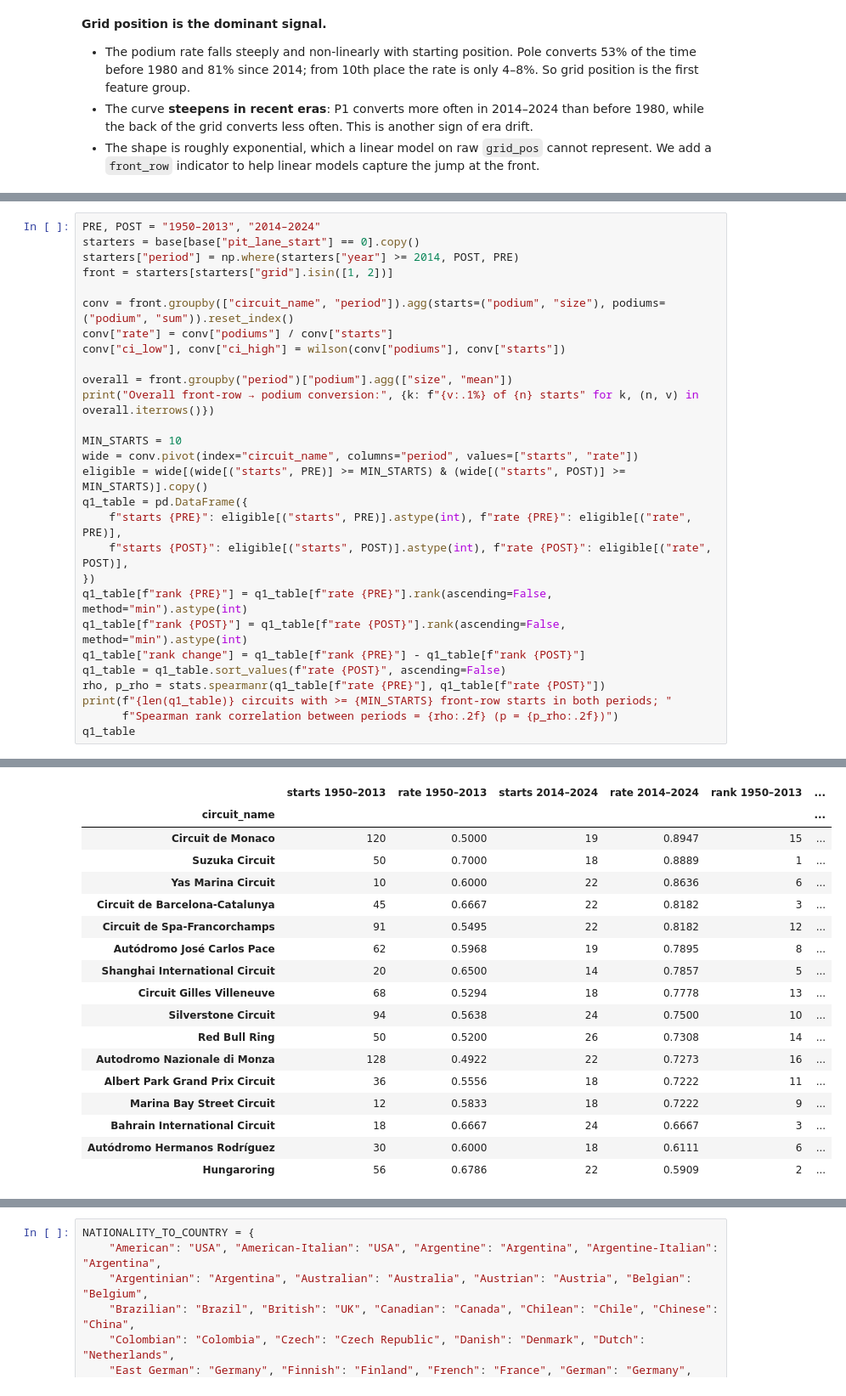
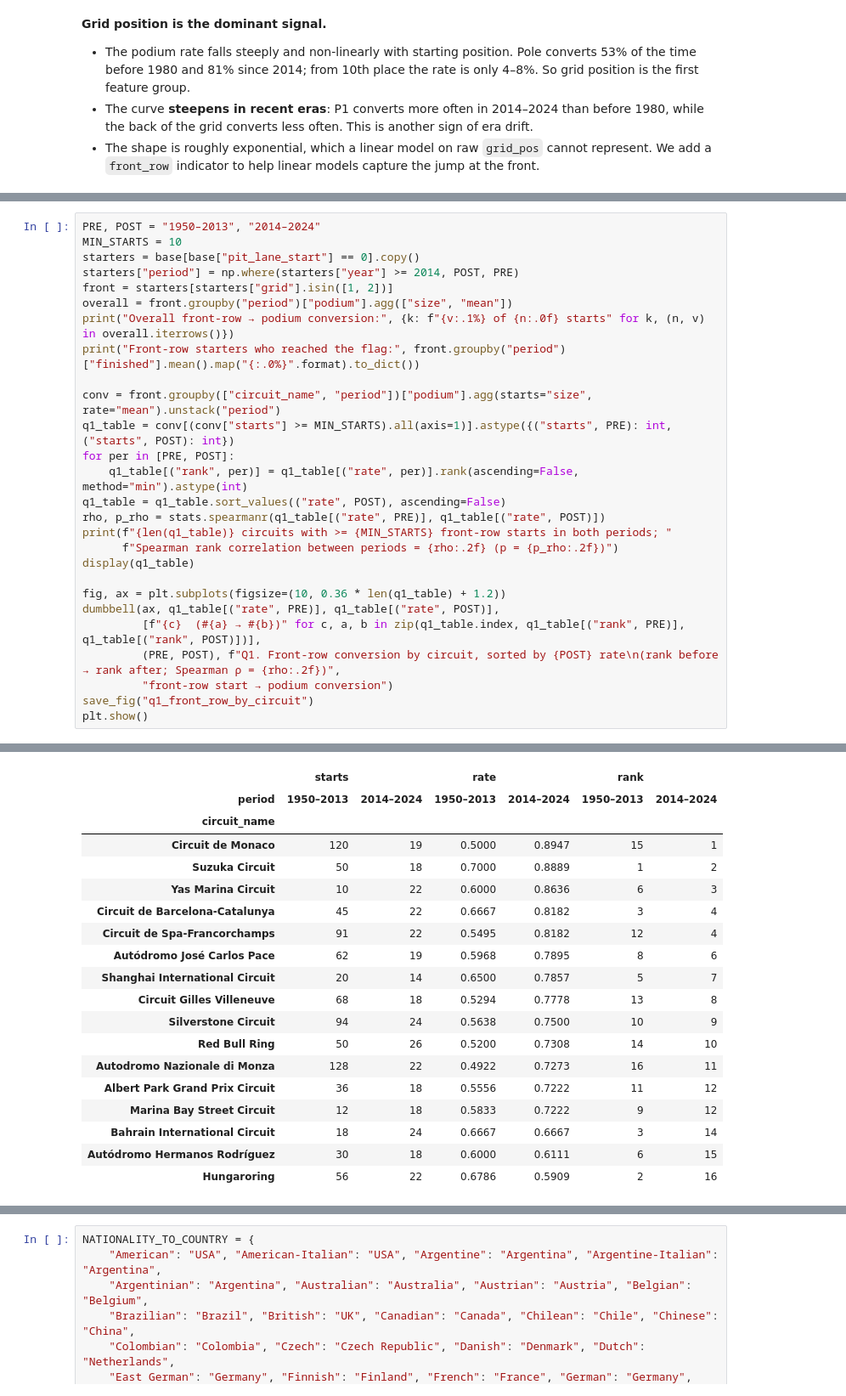
Before and after one commit to Mabrouukk/f1-podium-prediction, a Jupyter notebook: notebooks/f1_podium_prediction.ipynb, the cells around one changed output, grey strips where cells are left out. Shown at 85% size. Cells and saved outputs as stored; diff of their text form.

```diff
--- a/notebooks/f1_podium_prediction.ipynb
+++ b/notebooks/f1_podium_prediction.ipynb
@@ -935,29 +951,28 @@ To compare rankings fairly, a circuit is ranked only if it has **at least 10 fro
 # %%
 PRE, POST = "1950–2013", "2014–2024"
+MIN_STARTS = 10
 starters = base[base["pit_lane_start"] == 0].copy()
 starters["period"] = np.where(starters["year"] >= 2014, POST, PRE)
 front = starters[starters["grid"].isin([1, 2])]
+overall = front.groupby("period")["podium"].agg(["size", "mean"])
+print("Overall front-row → podium conversion:", {k: f"{v:.1%} of {n:.0f} starts" for k, (n, v) in overall.iterrows()})
+print("Front-row starters who reached the flag:", front.groupby("period")["finished"].mean().map("{:.0%}".format).to_dict())
 
-conv = front.groupby(["circuit_name", "period"]).agg(starts=("podium", "size"), podiums=("podium", "sum")).reset_index()
-conv["rate"] = conv["podiums"] / conv["starts"]
-conv["ci_low"], conv["ci_high"] = wilson(conv["podiums"], conv["starts"])
-
-overall = front.groupby("period")["podium"].agg(["size", "mean"])
-print("Overall front-row → podium conversion:", {k: f"{v:.1%} of {n} starts" for k, (n, v) in overall.iterrows()})
-
-MIN_STARTS = 10
-wide = conv.pivot(index="circuit_name", columns="period", values=["starts", "rate"])
-eligible = wide[(wide[("starts", PRE)] >= MIN_STARTS) & (wide[("starts", POST)] >= MIN_STARTS)].copy()
-q1_table = pd.DataFrame({
-    f"starts {PRE}": eligible[("starts", PRE)].astype(int), f"rate {PRE}": eligible[("rate", PRE)],
-    f"starts {POST}": eligible[("starts", POST)].astype(int), f"rate {POST}": eligible[("rate", POST)],
-})
-q1_table[f"rank {PRE}"] = q1_table[f"rate {PRE}"].rank(ascending=False, method="min").astype(int)
-q1_table[f"rank {POST}"] = q1_table[f"rate {POST}"].rank(ascending=False, method="min").astype(int)
-q1_table["rank change"] = q1_table[f"rank {PRE}"] - q1_table[f"rank {POST}"]
-q1_table = q1_table.sort_values(f"rate {POST}", ascending=False)
-rho, p_rho = stats.spearmanr(q1_table[f"rate {PRE}"], q1_table[f"rate {POST}"])
+conv = front.groupby(["circuit_name", "period"])["podium"].agg(starts="size", rate="mean").unstack("period")
+q1_table = conv[(conv["starts"] >= MIN_STARTS).all(axis=1)].astype({("starts", PRE): int, ("starts", POST): int})
+for per in [PRE, POST]:
+    q1_table[("rank", per)] = q1_table[("rate", per)].rank(ascending=False, method="min").astype(int)
+q1_table = q1_table.sort_values(("rate", POST), ascending=False)
+rho, p_rho = stats.spearmanr(q1_table[("rate", PRE)], q1_table[("rate", POST)])
 print(f"{len(q1_table)} circuits with >= {MIN_STARTS} front-row starts in both periods; "
       f"Spearman rank correlation between periods = {rho:.2f} (p = {p_rho:.2f})")
-q1_table
+display(q1_table)
+
+fig, ax = plt.subplots(figsize=(10, 0.36 * len(q1_table) + 1.2))
+dumbbell(ax, q1_table[("rate", PRE)], q1_table[("rate", POST)],
+         [f"{c}  (#{a} → #{b})" for c, a, b in zip(q1_table.index, q1_table[("rank", PRE)], q1_table[("rank", POST)])],
+         (PRE, POST), f"Q1. Front-row conversion by circuit, sorted by {POST} rate\n(rank before → rank after; Spearman ρ = {rho:.2f})",
+         "front-row start → podium conversion")
+save_fig("q1_front_row_by_circuit")
+plt.show()
 # %% [output]
@@ -965,19 +981,20 @@ Overall front-row → podium conversion: {'1950–2013': '56.6% of 1767.0 starts
 16 circuits with >= 10 front-row starts in both periods; Spearman rank correlation between periods = -0.08 (p = 0.76)
-|  | starts 1950–2013 | rate 1950–2013 | starts 2014–2024 | rate 2014–2024 | rank 1950–2013 | ... |
-| circuit_name |  |  |  |  |  | ... |
-| Circuit de Monaco | 120 | 0.5000 | 19 | 0.8947 | 15 | ... |
-| Suzuka Circuit | 50 | 0.7000 | 18 | 0.8889 | 1 | ... |
-| Yas Marina Circuit | 10 | 0.6000 | 22 | 0.8636 | 6 | ... |
-| Circuit de Barcelona-Catalunya | 45 | 0.6667 | 22 | 0.8182 | 3 | ... |
-| Circuit de Spa-Francorchamps | 91 | 0.5495 | 22 | 0.8182 | 12 | ... |
-| Autódromo José Carlos Pace | 62 | 0.5968 | 19 | 0.7895 | 8 | ... |
-| Shanghai International Circuit | 20 | 0.6500 | 14 | 0.7857 | 5 | ... |
-| Circuit Gilles Villeneuve | 68 | 0.5294 | 18 | 0.7778 | 13 | ... |
-| Silverstone Circuit | 94 | 0.5638 | 24 | 0.7500 | 10 | ... |
-| Red Bull Ring | 50 | 0.5200 | 26 | 0.7308 | 14 | ... |
-| Autodromo Nazionale di Monza | 128 | 0.4922 | 22 | 0.7273 | 16 | ... |
-| Albert Park Grand Prix Circuit | 36 | 0.5556 | 18 | 0.7222 | 11 | ... |
-| Marina Bay Street Circuit | 12 | 0.5833 | 18 | 0.7222 | 9 | ... |
-| Bahrain International Circuit | 18 | 0.6667 | 24 | 0.6667 | 3 | ... |
-| Autódromo Hermanos Rodríguez | 30 | 0.6000 | 18 | 0.6111 | 6 | ... |
-| Hungaroring | 56 | 0.6786 | 22 | 0.5909 | 2 | ... |
+|  | starts |  | rate |  | rank |  |
+| period | 1950–2013 | 2014–2024 | 1950–2013 | 2014–2024 | 1950–2013 | 2014–2024 |
+| circuit_name |  |  |  |  |  |  |
+| Circuit de Monaco | 120 | 19 | 0.5000 | 0.8947 | 15 | 1 |
+| Suzuka Circuit | 50 | 18 | 0.7000 | 0.8889 | 1 | 2 |
+| Yas Marina Circuit | 10 | 22 | 0.6000 | 0.8636 | 6 | 3 |
+| Circuit de Barcelona-Catalunya | 45 | 22 | 0.6667 | 0.8182 | 3 | 4 |
+| Circuit de Spa-Francorchamps | 91 | 22 | 0.5495 | 0.8182 | 12 | 4 |
+| Autódromo José Carlos Pace | 62 | 19 | 0.5968 | 0.7895 | 8 | 6 |
+| Shanghai International Circuit | 20 | 14 | 0.6500 | 0.7857 | 5 | 7 |
+| Circuit Gilles Villeneuve | 68 | 18 | 0.5294 | 0.7778 | 13 | 8 |
+| Silverstone Circuit | 94 | 24 | 0.5638 | 0.7500 | 10 | 9 |
+| Red Bull Ring | 50 | 26 | 0.5200 | 0.7308 | 14 | 10 |
+| Autodromo Nazionale di Monza | 128 | 22 | 0.4922 | 0.7273 | 16 | 11 |
+| Albert Park Grand Prix Circuit | 36 | 18 | 0.5556 | 0.7222 | 11 | 12 |
+| Marina Bay Street Circuit | 12 | 18 | 0.5833 | 0.7222 | 9 | 12 |
+| Bahrain International Circuit | 18 | 24 | 0.6667 | 0.6667 | 3 | 14 |
+| Autódromo Hermanos Rodríguez | 30 | 18 | 0.6000 | 0.6111 | 6 | 15 |
+| Hungaroring | 56 | 22 | 0.6786 | 0.5909 | 2 | 16 |
```
Also changed, not shown: parts of 147 cells of this notebook, 8 other files.
